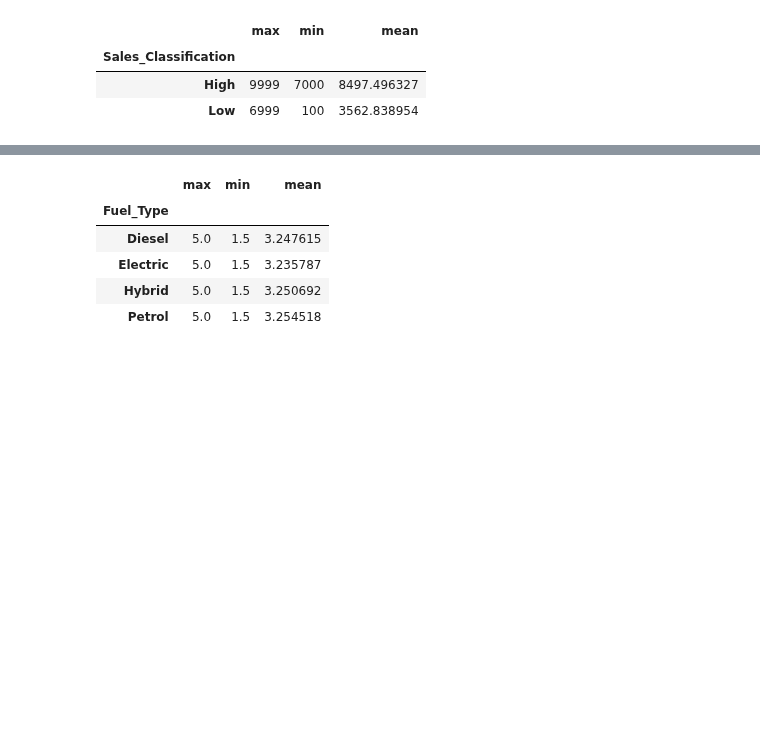
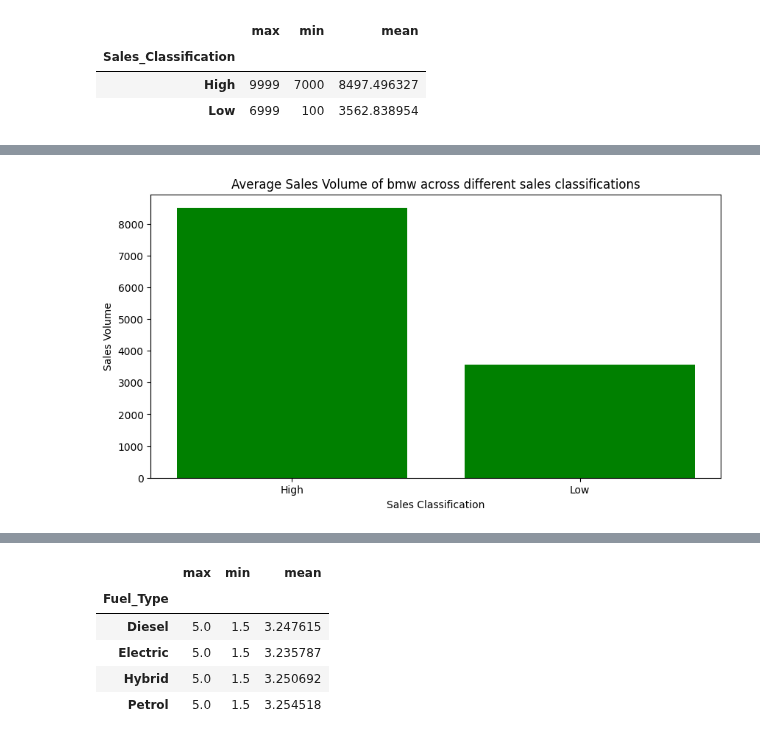
Before and after one commit to subashveda2-lgtm/Data-Science-and-analysis, a Jupyter notebook: project1.ipynb, the cells around one changed output, grey strips where cells are left out. Saved outputs shown, nothing was run; the diff lists cells and outputs as text; code cells hidden in the pictures; blank space fills up the shorter version.

```diff
--- a/project1.ipynb
+++ b/project1.ipynb
@@ -710,0 +722,10 @@ Sales_Classification
+# %%
+Sales_Classification = bmw.groupby("Sales_Classification")["Sales_Volume"].mean()
+plt.figure(figsize=(10,5))
+plt.bar(Sales_Classification.index, Sales_Classification.values, color="green")
+plt.title("Average Sales Volume of bmw across different sales classifications")
+plt.xlabel("Sales Classification")
+plt.ylabel("Sales Volume")
+plt.show()
+# %% [output]
+[figure, added]
```
Also changed, not shown: parts of 3 cells of this notebook.
